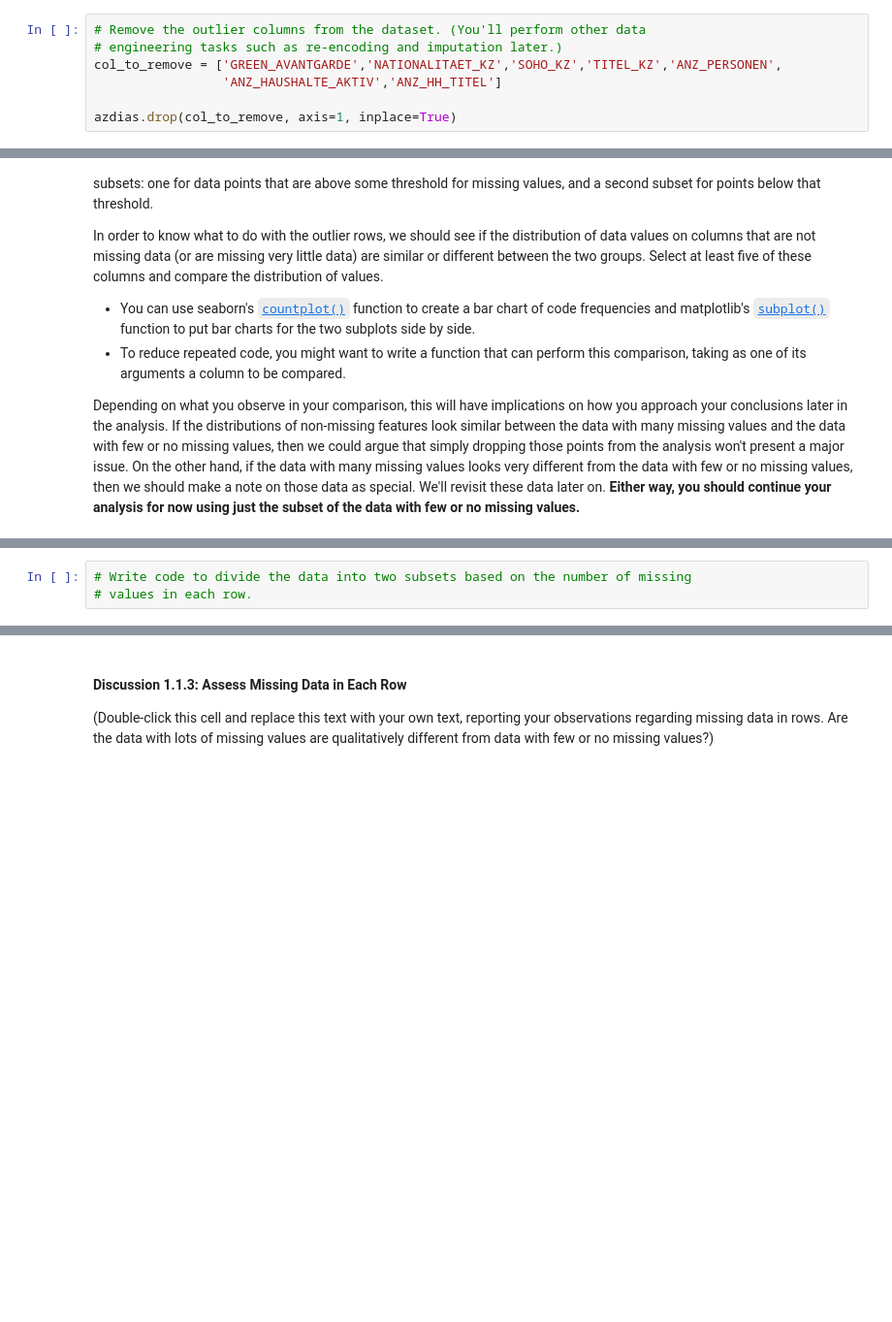
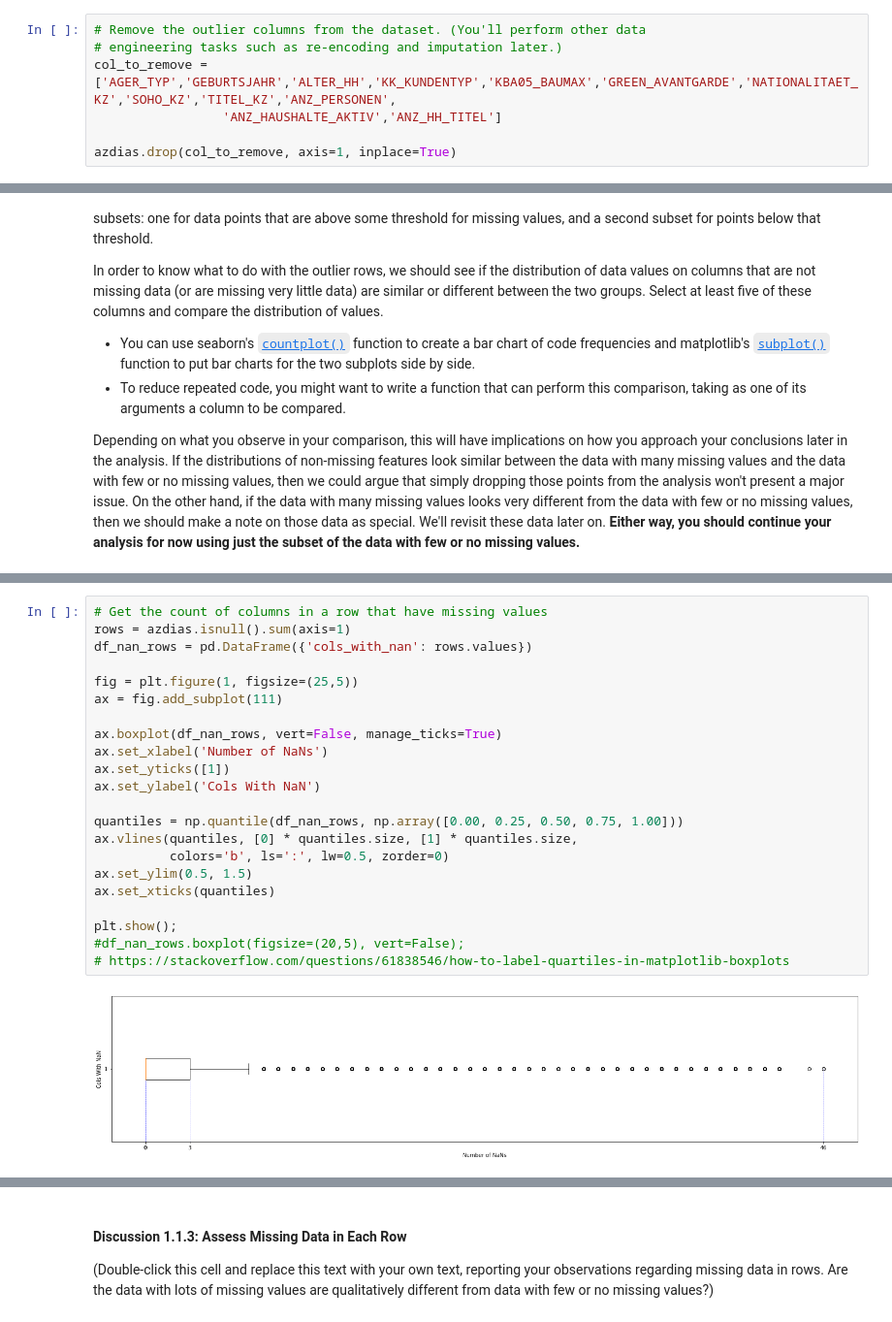
Before and after one commit to GaryLBentley/identify_customer_segments, a Jupyter notebook: Identify_Customer_Segments.ipynb, the cells around one changed output, grey strips where cells are left out. Shown at 97% size. Saved outputs shown, nothing was run; the diff lists cells and outputs as text; blank space fills up the shorter version.

```diff
--- a/Identify_Customer_Segments.ipynb
+++ b/Identify_Customer_Segments.ipynb
@@ -213,7 +216,7 @@ plt.show()
 # %%
 # Remove the outlier columns from the dataset. (You'll perform other data
 # engineering tasks such as re-encoding and imputation later.)
-col_to_remove = ['GREEN_AVANTGARDE','NATIONALITAET_KZ','SOHO_KZ','TITEL_KZ','ANZ_PERSONEN',
+col_to_remove = ['AGER_TYP','GEBURTSJAHR','ALTER_HH','KK_KUNDENTYP','KBA05_BAUMAX','GREEN_AVANTGARDE','NATIONALITAET_KZ','SOHO_KZ','TITEL_KZ','ANZ_PERSONEN',
                  'ANZ_HAUSHALTE_AKTIV','ANZ_HH_TITEL']
 
 azdias.drop(col_to_remove, axis=1, inplace=True)
@@ -240,3 +264,24 @@ Depending on what you observe in your comparison, this will have implications on
-# %%
-# Write code to divide the data into two subsets based on the number of missing
-# values in each row.
+# %%
+# Get the count of columns in a row that have missing values
+rows = azdias.isnull().sum(axis=1)
+df_nan_rows = pd.DataFrame({'cols_with_nan': rows.values})
+
+fig = plt.figure(1, figsize=(25,5))
+ax = fig.add_subplot(111)
+
+ax.boxplot(df_nan_rows, vert=False, manage_ticks=True)
+ax.set_xlabel('Number of NaNs')
+ax.set_yticks([1])
+ax.set_ylabel('Cols With NaN')
+
+quantiles = np.quantile(df_nan_rows, np.array([0.00, 0.25, 0.50, 0.75, 1.00]))
+ax.vlines(quantiles, [0] * quantiles.size, [1] * quantiles.size,
+          colors='b', ls=':', lw=0.5, zorder=0)
+ax.set_ylim(0.5, 1.5)
+ax.set_xticks(quantiles)
+
+plt.show();
+#df_nan_rows.boxplot(figsize=(20,5), vert=False);
+# https://stackoverflow.com/questions/61838546/how-to-label-quartiles-in-matplotlib-boxplots
+# %% [output]
+[figure, added]
```
Also changed, not shown: parts of 13 cells of this notebook.
